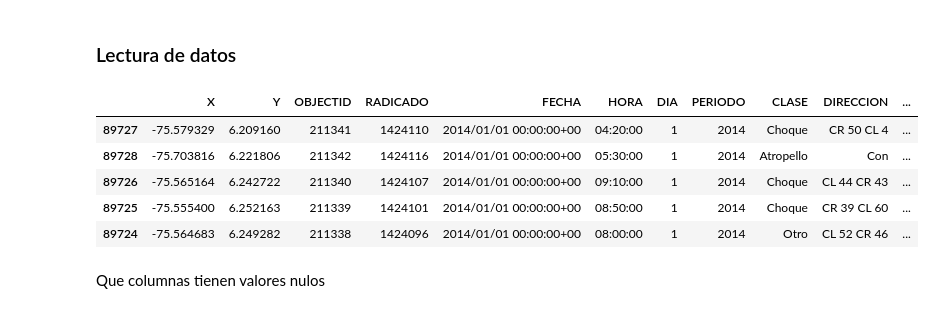
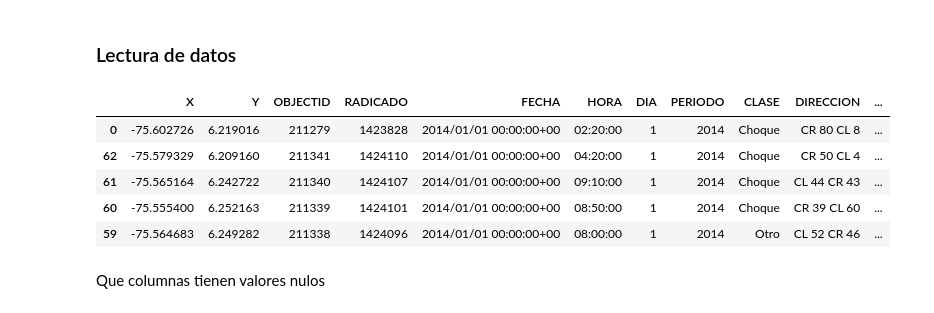
Before and after one commit to cdbolivarz/-Accidentality_Predictions_Medellin, a Jupyter notebook: Limpieza__y_formato.ipynb, the cells around one changed output. Drawn from its saved outputs; the diff is of its cells as text; code cells hidden in the pictures.

```diff
--- a/Limpieza__y_formato.ipynb
+++ b/Limpieza__y_formato.ipynb
@@ -17,26 +16,30 @@ import matplotlib as mpl
 # %% [markdown]
 ### Lectura de datos
 # %%
-all_files = glob.glob("dataset/I*.csv")
+f1='https://raw.githubusercontent.com/cdbolivarz/Accidentality_Predictions_Medellin/master/dataset/Incidentes_georreferenciados_2014.csv'
+f2='https://raw.githubusercontent.com/cdbolivarz/Accidentality_Predictions_Medellin/master/dataset/Incidentes_georreferenciados_2015.csv'
+f3='https://raw.githubusercontent.com/cdbolivarz/Accidentality_Predictions_Medellin/master/dataset/Incidentes_georreferenciados__2016.csv'
+f4='https://raw.githubusercontent.com/cdbolivarz/Accidentality_Predictions_Medellin/master/dataset/Incidentes_georreferenciados_2017.csv'
+f5='https://raw.githubusercontent.com/cdbolivarz/Accidentality_Predictions_Medellin/master/dataset/Incidentes_georreferenciados_2018.csv'
 
+all_files = [f1,f2,f3,f4,f5]
 li = []
-
 for filename in all_files:
 
     frame = pd.read_csv(filename, index_col=None, header=0, low_memory=False)
     li.append(frame)
 
 df = pd.concat(li, axis=0, ignore_index=True)
 df = df.sort_values(by=["FECHA"])
 
 df.head()
 # %% [output]
 |  | X | Y | OBJECTID | RADICADO | FECHA | HORA | DIA | PERIODO | CLASE | DIRECCION | ... |
-| 89727 | -75.579329 | 6.209160 | 211341 | 1424110 | 2014/01/01 00:00:00+00 | 04:20:00 | 1 | 2014 | Choque | CR 50 CL 4 | ... |
-| 89728 | -75.703816 | 6.221806 | 211342 | 1424116 | 2014/01/01 00:00:00+00 | 05:30:00 | 1 | 2014 | Atropello | Con | ... |
-| 89726 | -75.565164 | 6.242722 | 211340 | 1424107 | 2014/01/01 00:00:00+00 | 09:10:00 | 1 | 2014 | Choque | CL 44 CR 43 | ... |
-| 89725 | -75.555400 | 6.252163 | 211339 | 1424101 | 2014/01/01 00:00:00+00 | 08:50:00 | 1 | 2014 | Choque | CR 39 CL 60 | ... |
-| 89724 | -75.564683 | 6.249282 | 211338 | 1424096 | 2014/01/01 00:00:00+00 | 08:00:00 | 1 | 2014 | Otro | CL 52 CR 46 | ... |
+| 0 | -75.602726 | 6.219016 | 211279 | 1423828 | 2014/01/01 00:00:00+00 | 02:20:00 | 1 | 2014 | Choque | CR 80 CL 8 | ... |
+| 62 | -75.579329 | 6.209160 | 211341 | 1424110 | 2014/01/01 00:00:00+00 | 04:20:00 | 1 | 2014 | Choque | CR 50 CL 4 | ... |
+| 61 | -75.565164 | 6.242722 | 211340 | 1424107 | 2014/01/01 00:00:00+00 | 09:10:00 | 1 | 2014 | Choque | CL 44 CR 43 | ... |
+| 60 | -75.555400 | 6.252163 | 211339 | 1424101 | 2014/01/01 00:00:00+00 | 08:50:00 | 1 | 2014 | Choque | CR 39 CL 60 | ... |
+| 59 | -75.564683 | 6.249282 | 211338 | 1424096 | 2014/01/01 00:00:00+00 | 08:00:00 | 1 | 2014 | Otro | CL 52 CR 46 | ... |
 # %% [markdown]
 Que columnas tienen valores nulos
 # %%
```
Also changed, not shown: parts of 14 cells of this notebook.
